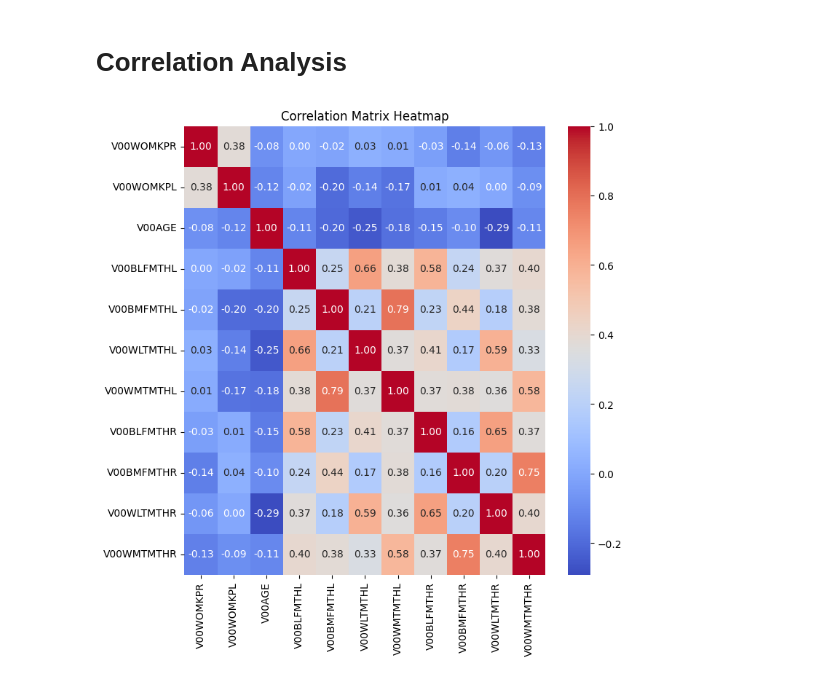
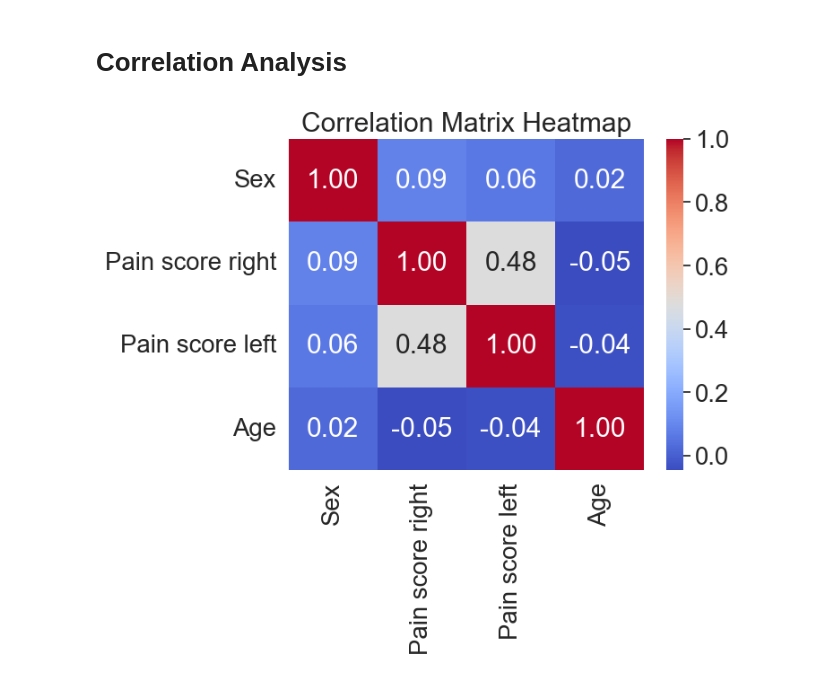
Before and after one commit to a-lundsgaard/XAI-in-Medical-Image-Analysis, a Jupyter notebook: notebooks/knee_data_exploration.ipynb, the cells around one changed output. Cells and saved outputs as stored; diff of their text form; code cells hidden in the pictures.

Commit message:
Add data exploration for age, pain scores and sex

```diff
--- a/notebooks/knee_data_exploration.ipynb
+++ b/notebooks/knee_data_exploration.ipynb
@@ -34,8 +37,6 @@ all_clinical_features = [
 ]
 
 processor = PatientDataProcessor(base_path=data_path)
-# processor.create_meta_data_for_visit(visit_no=visit)
-first_visit_clinical_data = processor.load_all_clinical_data()[["V00" + label for label in all_clinical_features]]
-kmri_data = processor. load_all_kMRI_data(labels = cartilage_featues)
-joined_data = pd.merge(first_visit_clinical_data, kmri_data, right_index=True, left_index=True)
-first_visit_data = joined_data.filter(like='V00', axis=1)
+data_duplicate_sex = processor.load_all_clinical_data()[["Sex", "V00WOMKPR", "V00WOMKPL", "V00AGE"]]
+data = data_duplicate_sex.iloc[:, -4:]
+data = data.rename(columns={'V00WOMKPR': 'Pain score right', 'V00WOMKPL': 'Pain score left', 'V00AGE': 'Age'})
@@ -74,7 +57,6 @@ first_visit_data.describe()
 # %% [markdown]
 # Visualization
 # %%
-sns.set(font_scale=1.8)
-sns.pairplot(first_visit_data, corner=True)
+sns.pairplot(data, corner=True)
 plt.show()
 # %% [output]
@@ -82,10 +64,10 @@ plt.show()
 # %% [markdown]
 # Correlation Analysis
 # %%
-plt.figure(figsize=(8, 8))
-correlation_matrix = first_visit_data.corr()
+#plt.figure(figsize=(8, 8))
+correlation_matrix = data.corr()
 sns.heatmap(correlation_matrix, annot=True, cmap='coolwarm', fmt=".2f")
 plt.title('Correlation Matrix Heatmap')
 plt.show()
 # %% [output]
-[figure, old version]
+[figure, new version]
```
Also changed, not shown: parts of 7 cells of this notebook.
